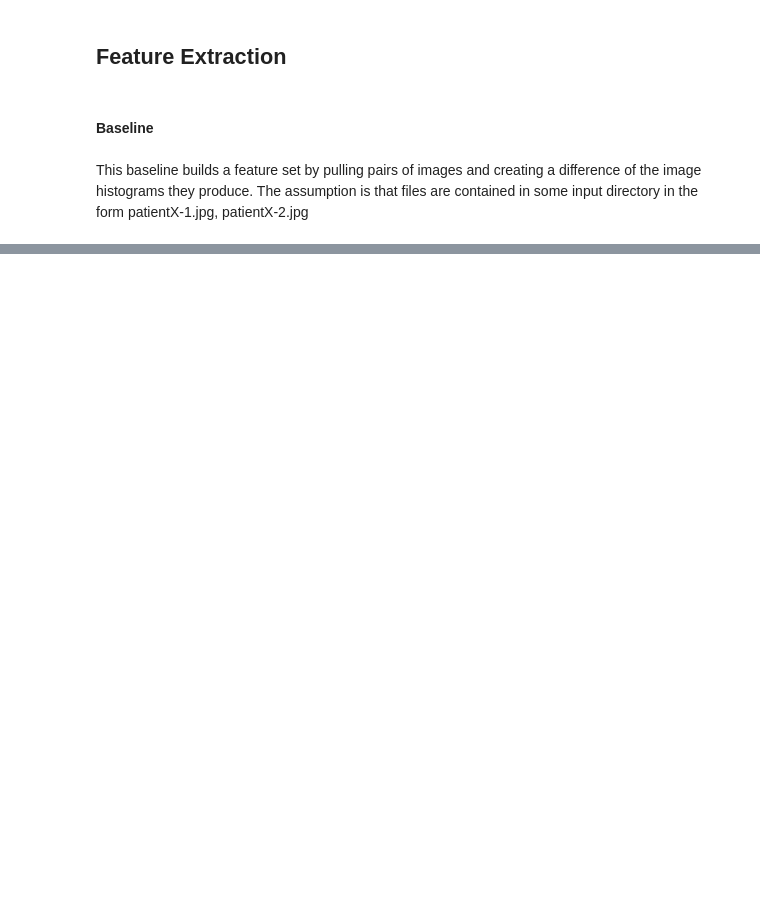
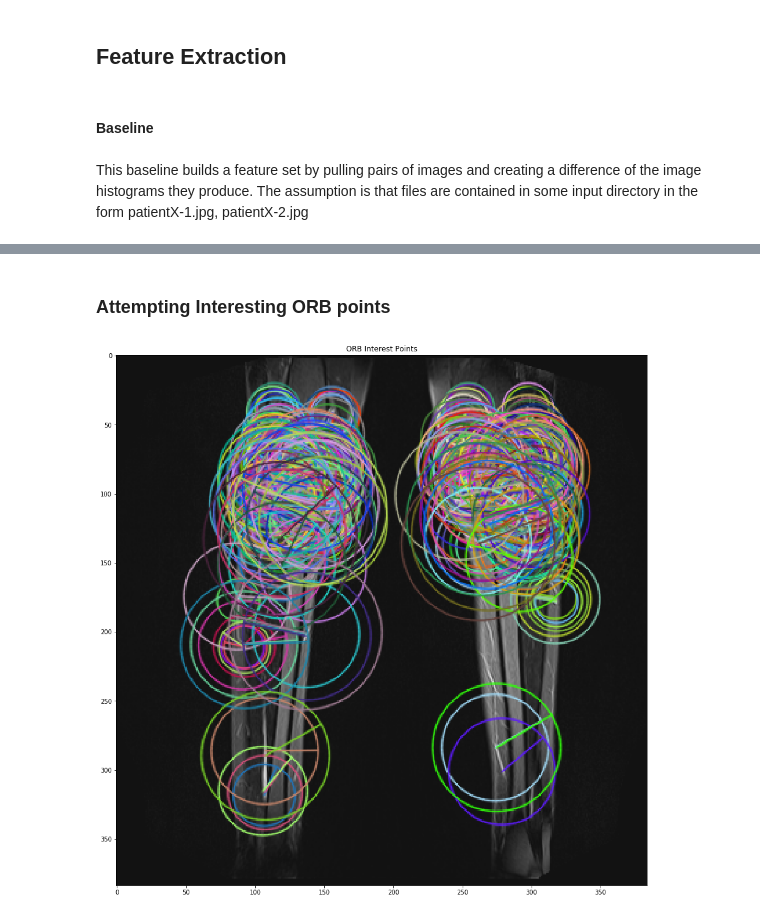
Before and after one commit to jatron/crmo-diagnosis-using-mri, a Jupyter notebook: Baseline.ipynb, the cells around one changed output, grey strips where cells are left out. Saved outputs shown, nothing was run; the diff lists cells and outputs as text; code cells hidden in the pictures; blank space fills up the shorter version.

```diff
--- a/Baseline.ipynb
+++ b/Baseline.ipynb
@@ -46,0 +101,18 @@ r
+# %% [markdown]
+### Attempting Interesting ORB points
+# %%
+dataset_path = 'leg_only'
+img_building = cv2.imread(os.path.join(dataset_path, '16-1.tif'))
+img_building = cv2.cvtColor(img_building, cv2.COLOR_BGR2RGB)  # Convert from cv's BRG default color order to RGB
+
+orb = cv2.ORB_create()  # OpenCV 3 backward incompatibility: Do not create a detector with `cv2.ORB()`.
+key_points, description = orb.detectAndCompute(img_building, None)
+img_building_keypoints = cv2.drawKeypoints(img_building,
+                                           key_points,
+                                           img_building,
+                                           flags=cv2.DRAW_MATCHES_FLAGS_DRAW_RICH_KEYPOINTS) # Draw circles.
+plt.figure(figsize=(16, 16))
+plt.title('ORB Interest Points')
+plt.imshow(img_building_keypoints); plt.show()
+# %% [output]
+[figure, added]
```
Also changed, not shown: parts of 8 cells of this notebook.
